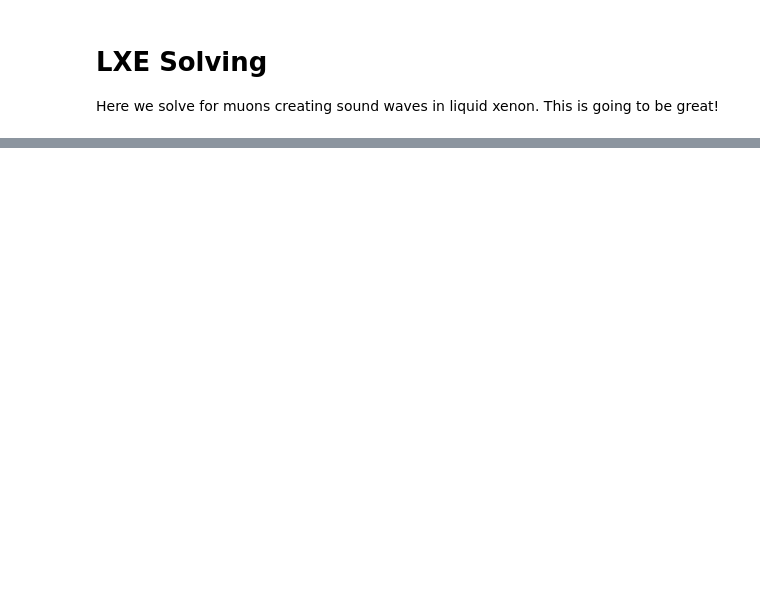
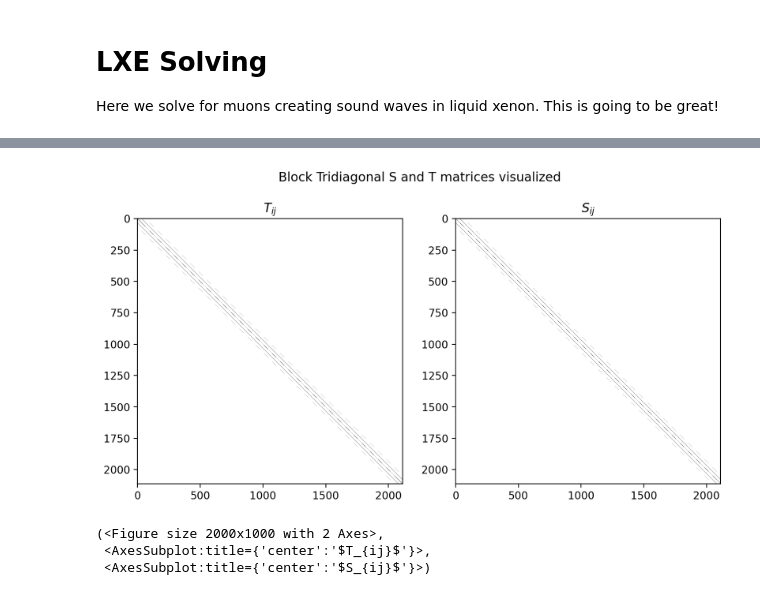
Before and after one commit to nyuad-astroparticle/LXe-Phonon, a Jupyter notebook: Simulation/1.Solving_Engine/LXE_solve.ipynb, the cells around one changed output, grey strips where cells are left out. Saved outputs shown, nothing was run; the diff lists cells and outputs as text; code cells hidden in the pictures; blank space fills up the shorter version.

```diff
--- a/Simulation/1.Solving_Engine/LXE_solve.ipynb
+++ b/Simulation/1.Solving_Engine/LXE_solve.ipynb
@@ -119,0 +139,7 @@ plot_mesh(points,mesh,FF);
+# %%
+plot_TS(SS,TT)
+# %% [output]
+[figure, added]
+(<Figure size 2000x1000 with 2 Axes>,
+ <AxesSubplot:title={'center':'$T_{ij}$'}>,
+ <AxesSubplot:title={'center':'$S_{ij}$'}>)
```
Also changed, not shown: parts of 9 cells of this notebook, 2 other files.
